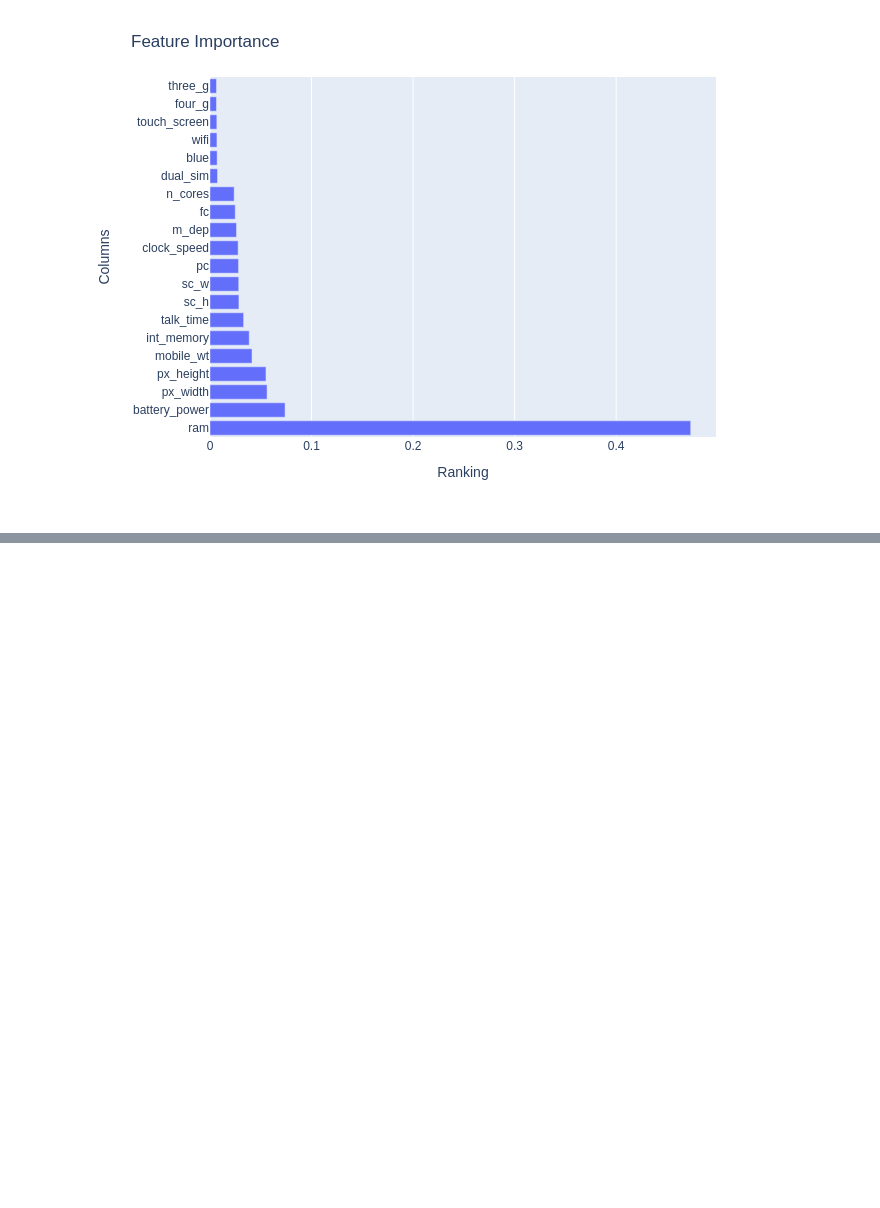
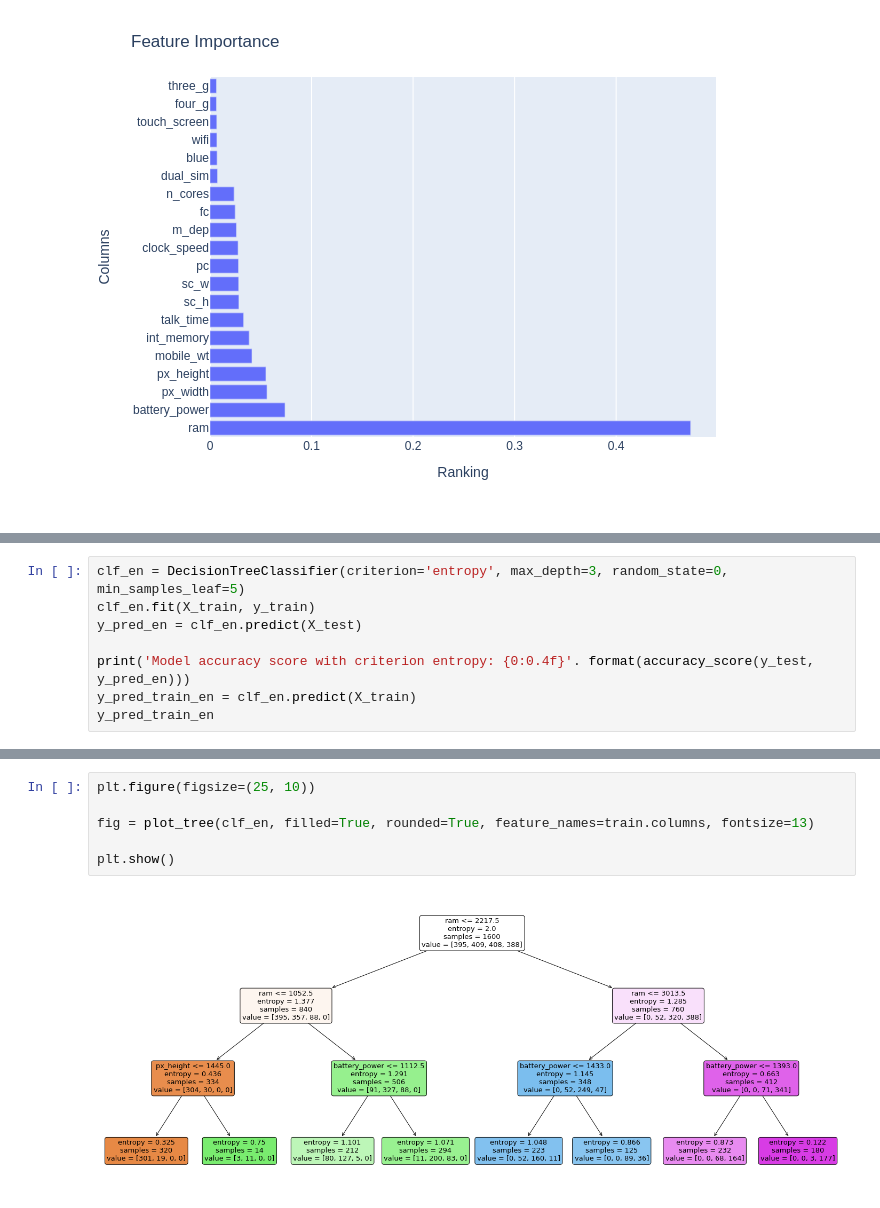
Before and after one commit to TatKhachatryan/Classification-Project, a Jupyter notebook: Mobile_Price_Classification.ipynb, the cells around one changed output, grey strips where cells are left out. Cells and saved outputs as stored; diff of their text form; blank space fills up the shorter version.

```diff
--- a/Mobile_Price_Classification.ipynb
+++ b/Mobile_Price_Classification.ipynb
@@ -122,0 +141,8 @@ fig.show(renderer="png")
+# %%
+clf_en = DecisionTreeClassifier(criterion='entropy', max_depth=3, random_state=0, min_samples_leaf=5)
+clf_en.fit(X_train, y_train)
+y_pred_en = clf_en.predict(X_test)
+
+print('Model accuracy score with criterion entropy: {0:0.4f}'. format(accuracy_score(y_test, y_pred_en)))
+y_pred_train_en = clf_en.predict(X_train)
+y_pred_train_en
@@ -122,0 +175,8 @@ fig.show(renderer="png")
+# %%
+plt.figure(figsize=(25, 10))
+
+fig = plot_tree(clf_en, filled=True, rounded=True, feature_names=train.columns, fontsize=13)
+
+plt.show()
+# %% [output]
+[figure, added]
```
Also changed, not shown: parts of 10 cells of this notebook.
